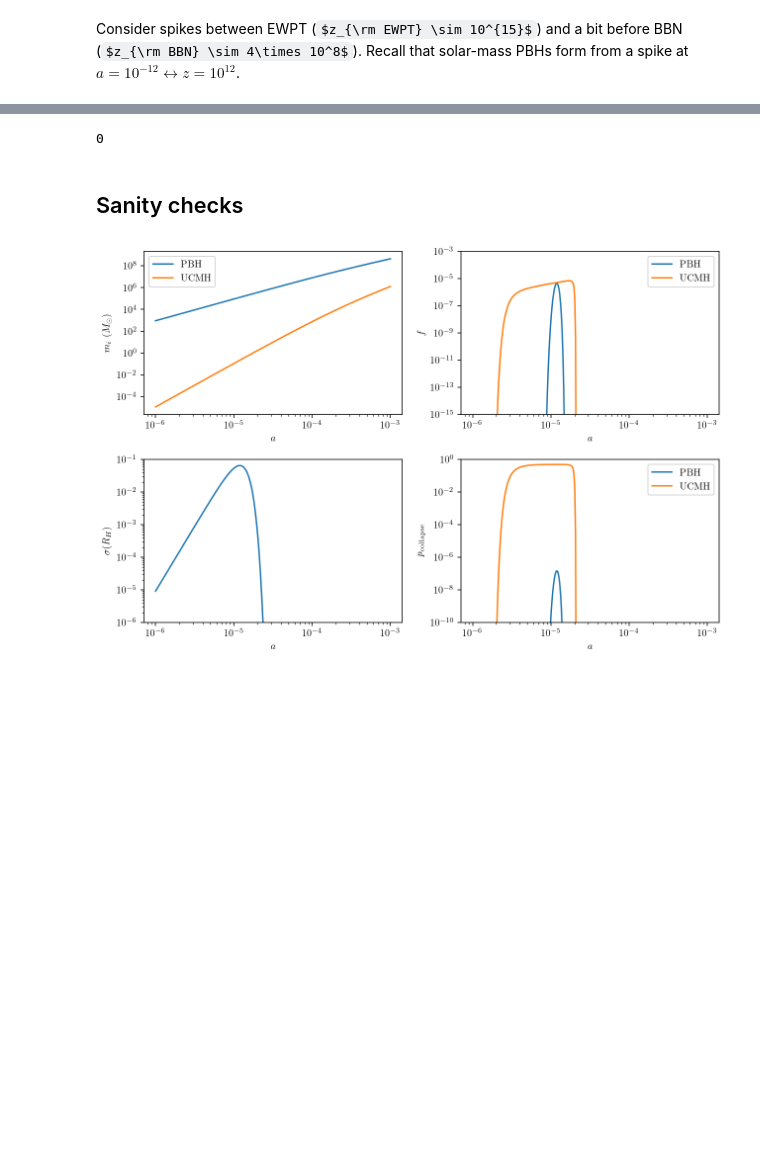
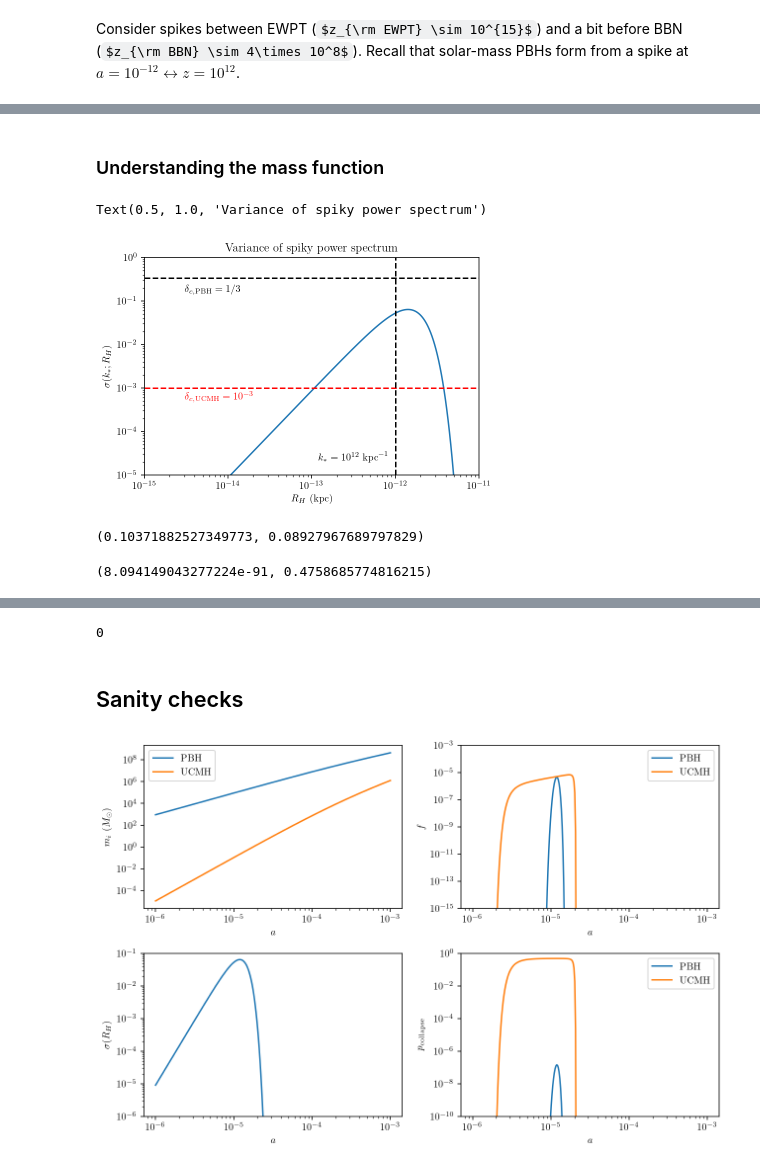
Before and after one commit to bradkav/pyverse, a Jupyter notebook: pbh_ucmh_connection_12_dec_2018.ipynb, the cells around one changed output, grey strips where cells are left out. Drawn from its saved outputs; the diff is of its cells as text; code cells hidden in the pictures; some formulas as TeX source; blank space fills up the shorter version.

```diff
--- a/pbh_ucmh_connection_12_dec_2018.ipynb
+++ b/pbh_ucmh_connection_12_dec_2018.ipynb
@@ -201,0 +232,28 @@ fig.savefig("../figures/abundances.pdf")
+# %% [markdown]
+### Understanding the mass function
+# %%
+ks = 1e12
+As = 1.5
+a_vals = np.logspace(-13, -11, 500)
+
+plt.loglog(r_hor_phys(a_vals), sigma_spike(r_hor_phys(a_vals), As, ks))
+plt.axhline(1/3, color='k', linestyle='--')
+plt.text(3e-15, 1.5e-1, r"$\delta_{c,{\rm PBH}} = 1/3$")
+plt.axhline(1e-3, color='r', linestyle='--')
+plt.text(3e-15, 5e-4, r"$\delta_{c,{\rm UCMH}} = 10^{-3}$", color='r')
+
+plt.axvline(1 / ks, color='k', linestyle='--')
+plt.text(1.2e-13, 2e-5, r"$k_* = 10^{%i} ~ {\rm kpc}^{-1}$" % np.log10(ks))
+
+plt.xlim(1e-15, 1e-11)
+plt.ylim(1e-5, 1e0)
+plt.xlabel(r"$R_H$ (kpc)")
+plt.ylabel(r"$\sigma(k_*; R_H)$")
+plt.title("Variance of spiky power spectrum")
+# %% [output]
+Text(0.5, 1.0, 'Variance of spiky power spectrum')
+[figure, added]
+# %%
+(f_pbh / m_pbh_mean), f_ucmh / m_ucmh_mean
+# %% [output]
+(0.10371882527349773, 0.08927967689797829)
@@ -201,0 +263,4 @@ fig.savefig("../figures/abundances.pdf")
+# %%
+beta_pbh(1e-12), beta_ucmh(1e-12)
+# %% [output]
+(8.094149043277224e-91, 0.4758685774816215)
```
Also changed, not shown: parts of 12 cells of this notebook, 2 other files.
